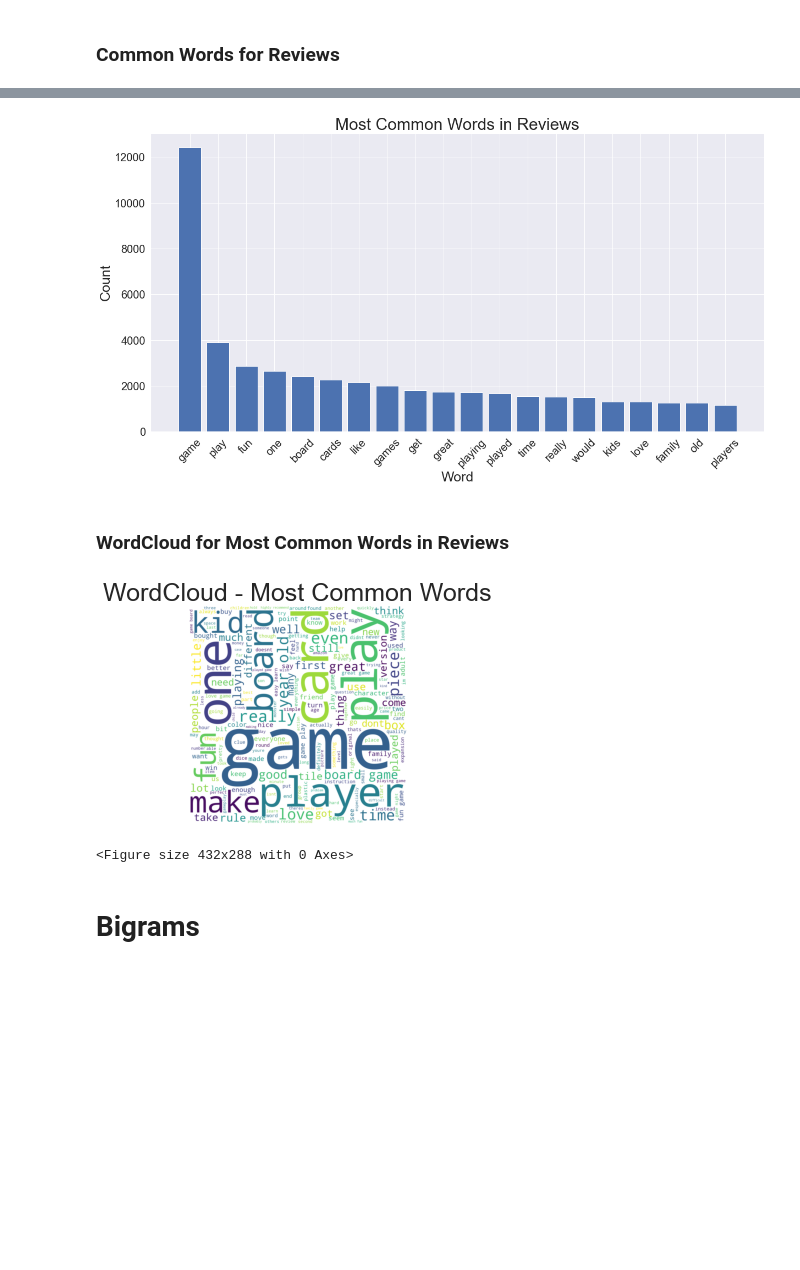
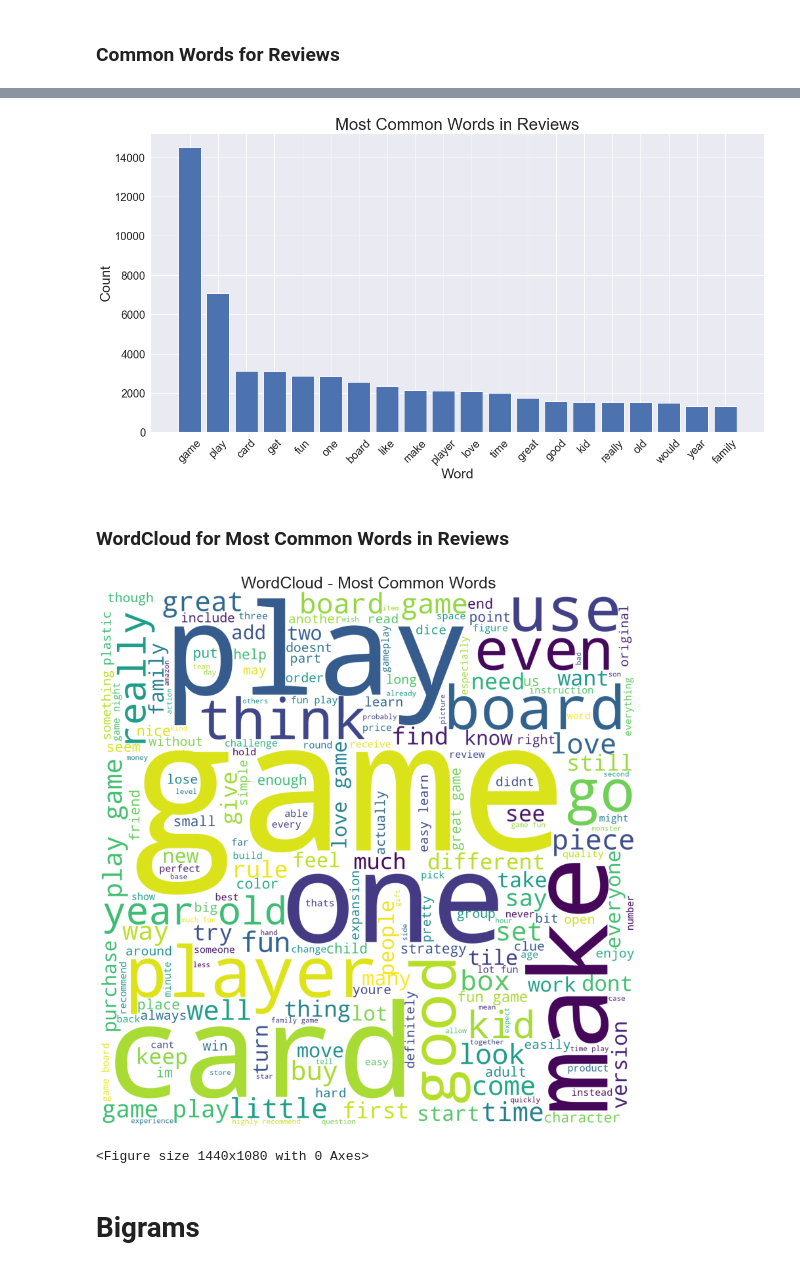
Before and after one commit to ttam37/dsc-capstone-project-v2-onl01-dtsc-ft-052620, a Jupyter notebook: eda + feature_engineering.ipynb, the cells around one changed output, grey strips where cells are left out. Drawn from its saved outputs; the diff is of its cells as text; code cells hidden in the pictures; blank space fills up the shorter version.

```diff
--- a/eda + feature_engineering.ipynb
+++ b/eda + feature_engineering.ipynb
@@ -230,0 +239,21 @@ final_df.head()
+# %%
+# normalizes each word in review to its base form
+# lemmatize takes part of speech parameter, if not supplied, default is noun
+from nltk.tag import pos_tag
+from nltk.stem.wordnet import WordNetLemmatizer
+
+def lemmatize_sentence(tokens):
+    lemmatizer = WordNetLemmatizer()
+    lemmatized_sentence = []
+    for word, tag in pos_tag(tokens):
+        if tag.startswith('NN'):
+            pos = 'n'
+        elif tag.startswith('VB'):
+            pos = 'v'
+        else:
+            pos = 'a'
+        lemmatized_sentence.append(lemmatizer.lemmatize(word, pos))
+    return lemmatized_sentence
+# %%
+final_df['cleaned_reviews'] = final_df['cleaned_reviews'].apply(lambda x: ' '.join(lemmatize_sentence(x.split())))
+final_df['cleaned_reviews']
@@ -288,22 +330,22 @@ plt.bar(keys, values)
 
 plt.savefig('images/bar_plot_most_common_words_in_reviews.png');
 # %% [output]
-[figure, old version]
+[figure, new version]
 # %% [markdown]
 ### WordCloud for Most Common Words in Reviews
 # %%
 from wordcloud import WordCloud
-wordcloud_reviews = WordCloud(height=1000, width=1000, background_color='white')
+wordcloud_reviews = WordCloud(height=2000, width=2000, background_color='white')
 wordcloud_reviews = wordcloud_reviews.generate(' '.join(final_df['cleaned_reviews'].tolist()))
 plt.imshow(wordcloud_reviews)
 plt.title("WordCloud - Most Common Words", fontsize=25)
 plt.axis('off')
 plt.show()
 
 plt.savefig('images/wordcloud_most_common_words_in_reviews.png');
 # %% [output]
-[figure, old version]
+[figure, new version]
-<Figure size 432x288 with 0 Axes>
+<Figure size 1440x1080 with 0 Axes>
 # %% [markdown]
 # Bigrams
 # %%
```
Also changed, not shown: parts of 18 cells of this notebook, 51 other files.
